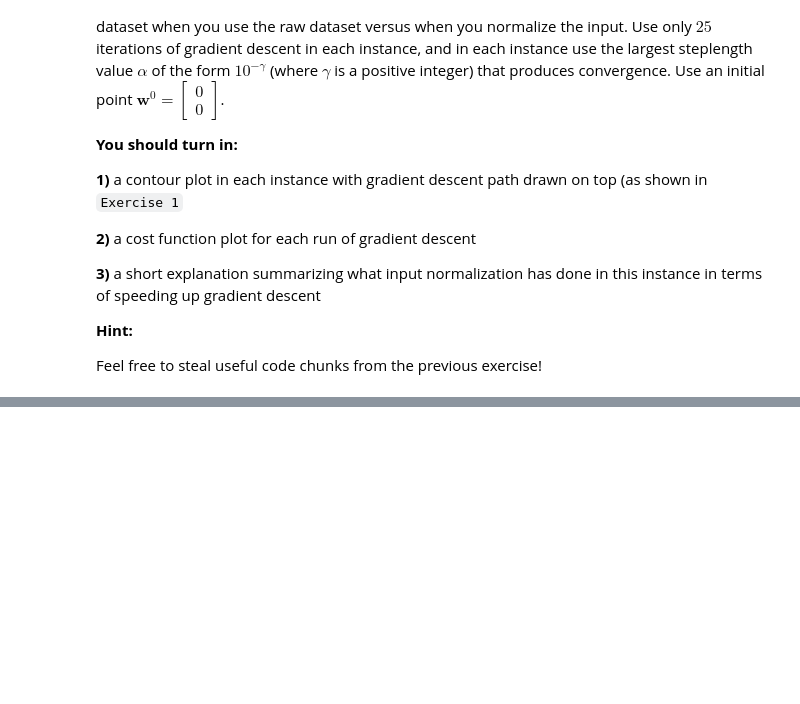
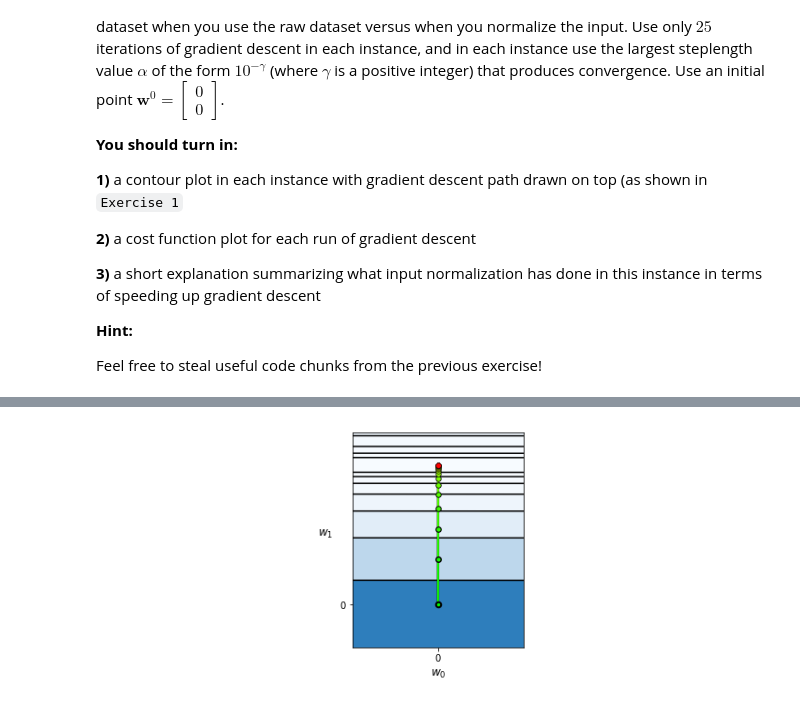
Before and after one commit to chrisxmiller/class1819, a Jupyter notebook: 19WI_EECS435_NeuralNets/HW3/exercise_2.ipynb, the cells around one changed output, grey strips where cells are left out. Saved outputs shown, nothing was run; the diff lists cells and outputs as text; code cells hidden in the pictures; blank space fills up the shorter version.

```diff
--- a/19WI_EECS435_NeuralNets/HW3/exercise_2.ipynb
+++ b/19WI_EECS435_NeuralNets/HW3/exercise_2.ipynb
@@ -118,0 +136,4 @@ Feel free to steal useful code chunks from the previous exercise!
+# %%
+demo.draw_setup(least_squares,num_contours = 7,weight_history = weight_history, xmin = -2e-4 ,xmax = 2e-4,ymin = -1e-4,ymax = 4e-4)
+# %% [output]
+[figure, added]
```
Also changed, not shown: parts of 8 cells of this notebook, 4 other files.
